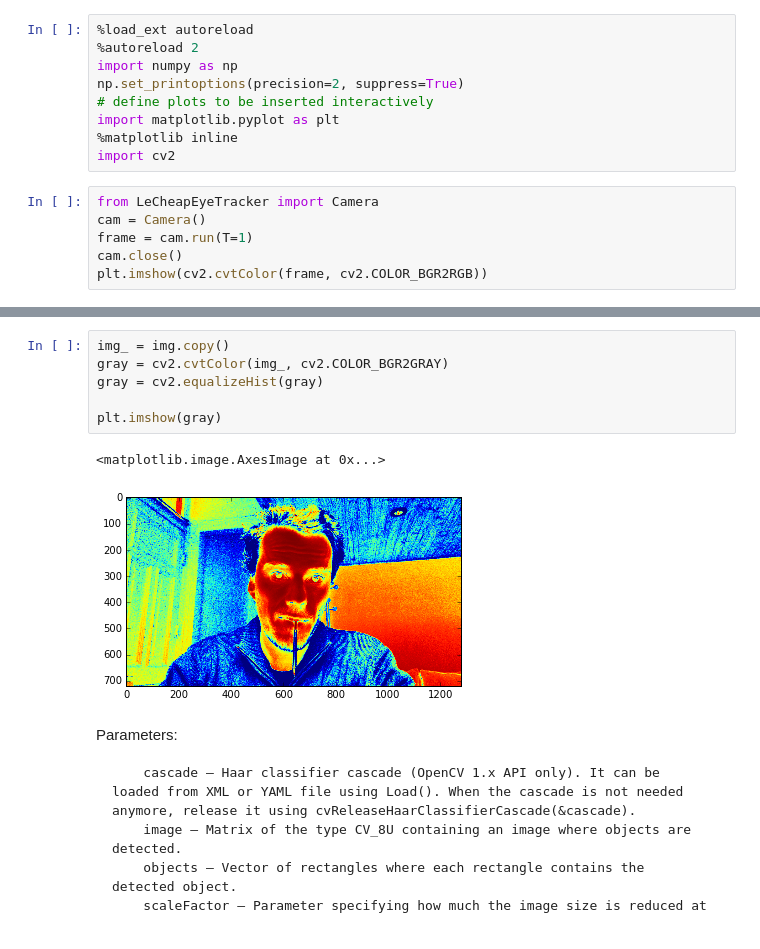
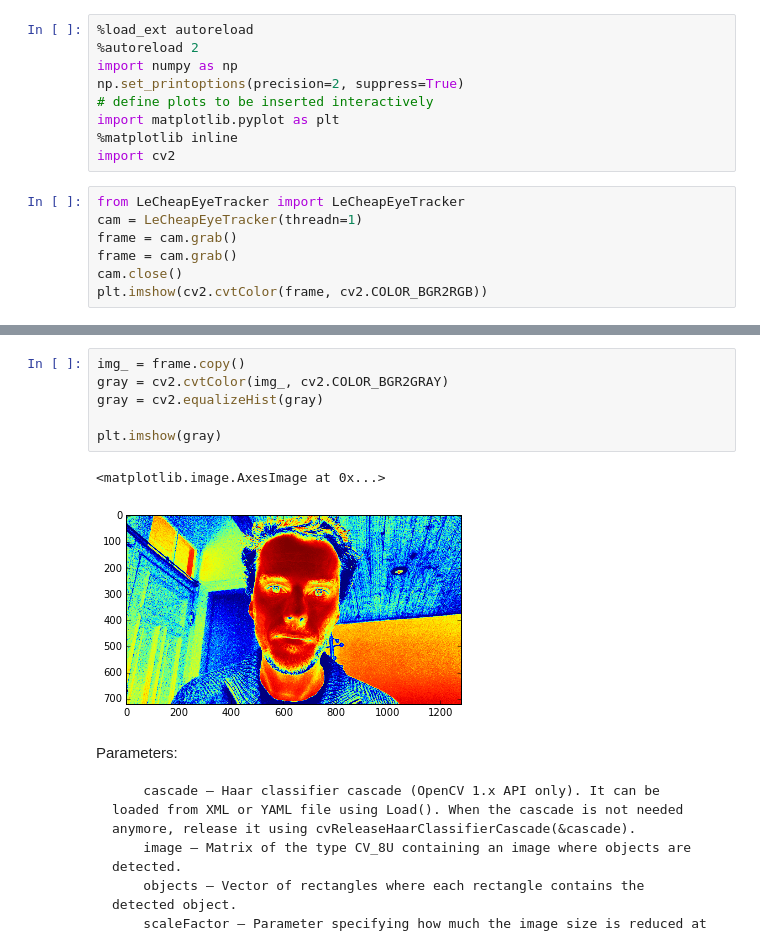
Before and after one commit to laurentperrinet/LeCheapEyeTracker, a Jupyter notebook: dev/LeCheapEyeTracker_gaze tracking - take 1.ipynb, the cells around one changed output, grey strips where cells are left out. Drawn from its saved outputs; the diff is of its cells as text.

```diff
--- a/dev/LeCheapEyeTracker_gaze tracking - take 1.ipynb
+++ b/dev/LeCheapEyeTracker_gaze tracking - take 1.ipynb
@@ -15,9 +15,10 @@ import matplotlib.pyplot as plt
 %matplotlib inline
 import cv2
 # %%
-from LeCheapEyeTracker import Camera
-cam = Camera()
-frame = cam.run(T=1)
+from LeCheapEyeTracker import LeCheapEyeTracker
+cam = LeCheapEyeTracker(threadn=1)
+frame = cam.grab()
+frame = cam.grab()
 cam.close()
 plt.imshow(cv2.cvtColor(frame, cv2.COLOR_BGR2RGB))
 # %% [output]
@@ -45,12 +38,12 @@ plt.imshow(cv2.cvtColor(img, cv2.COLOR_BGR2RGB))
 # %%
-img_ = img.copy()
+img_ = frame.copy()
 gray = cv2.cvtColor(img_, cv2.COLOR_BGR2GRAY)
 gray = cv2.equalizeHist(gray)
 
 plt.imshow(gray)
 # %% [output]
 <matplotlib.image.AxesImage at 0x...>
-[figure, old version]
+[figure, new version]
 # %% [markdown]
 Parameters:
 
```
Also changed, not shown: parts of 22 cells of this notebook, 8 other files.
